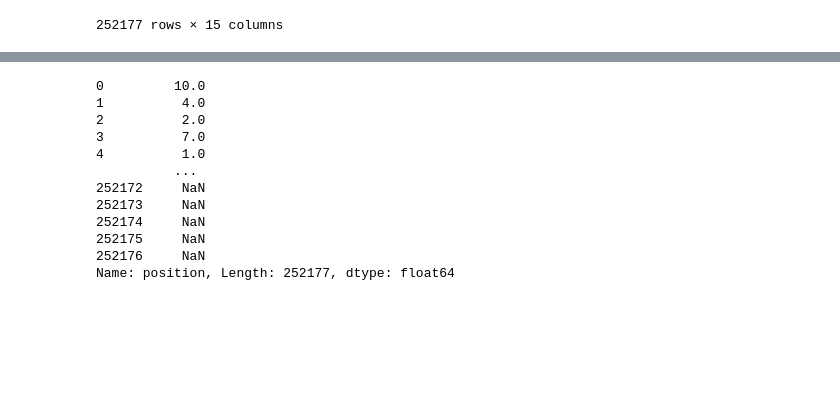
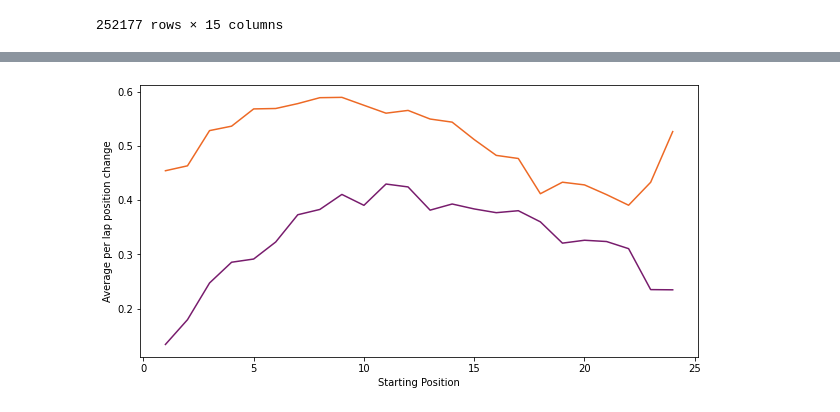
Before and after one commit to handcrushedbyamallet/modelling-n-player-sports-with-gps, a Jupyter notebook: f1_simulation/evaluation/evaluation.ipynb, the cells around one changed output, grey strips where cells are left out. Cells and saved outputs as stored; diff of their text form; code cells hidden in the pictures; blank space fills up the shorter version.

```diff
--- a/f1_simulation/evaluation/evaluation.ipynb
+++ b/f1_simulation/evaluation/evaluation.ipynb
@@ -84,20 +85,19 @@ df
 # %%
+import numpy as np
 # Average abs per lap position change vs starting position
 starting_positions = df.groupby(['race_id', 'driver'])['position'].first()
-real_pos_change = df.groupby(['race_id', 'driver'])['position_change'].abs().mean()
-sim_pos_change = df.groupby(['race_id', 'driver'])['sim_position_change'].abs().mean()
-positions_df = starting_positions.join(real_pos_change)
-positions_df = positions_df.join(sim_pos_change)
+real_pos_change = df.groupby(['race_id', 'driver'])['position_change'].apply(lambda x: np.mean(np.abs(x)))
+sim_pos_change = df.groupby(['race_id', 'driver'])['sim_position_change'].apply(lambda x: np.mean(np.abs(x)))
+starting_positions
+
+positions_df = pd.DataFrame({'Starting Position': starting_positions, 'Average per lap position change': real_pos_change, 'sim_pos_change': sim_pos_change})
+# positions_df = positions_df.join(sim_pos_change)
+positions_df
+# positions_df
+plt.figure(figsize=(10, 5))
+positions_df.groupby(['Starting Position'])['Average per lap position change'].mean().plot()
+positions_df.groupby(['Starting Position'])['sim_pos_change'].mean().plot()
+plt.ylabel('Average per lap position change')
+plt.savefig('per_lap_pos_change.png')
 # %% [output]
-0         10.0
-1          4.0
-2          2.0
-3          7.0
-4          1.0
-          ...
-252172     NaN
-252173     NaN
-252174     NaN
-252175     NaN
-252176     NaN
-Name: position, Length: 252177, dtype: float64
+[figure, added]
```
Also changed, not shown: parts of 4 cells of this notebook.
